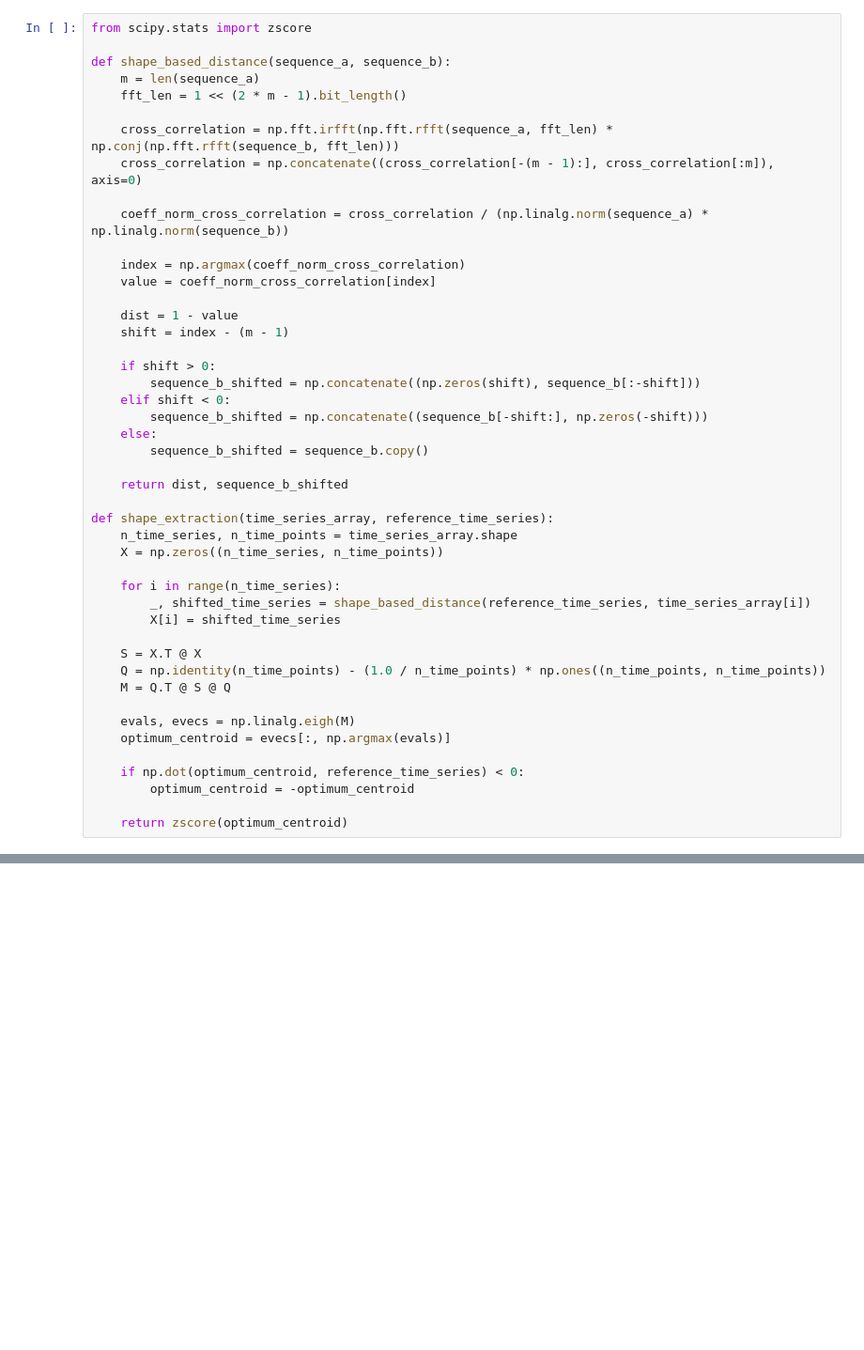
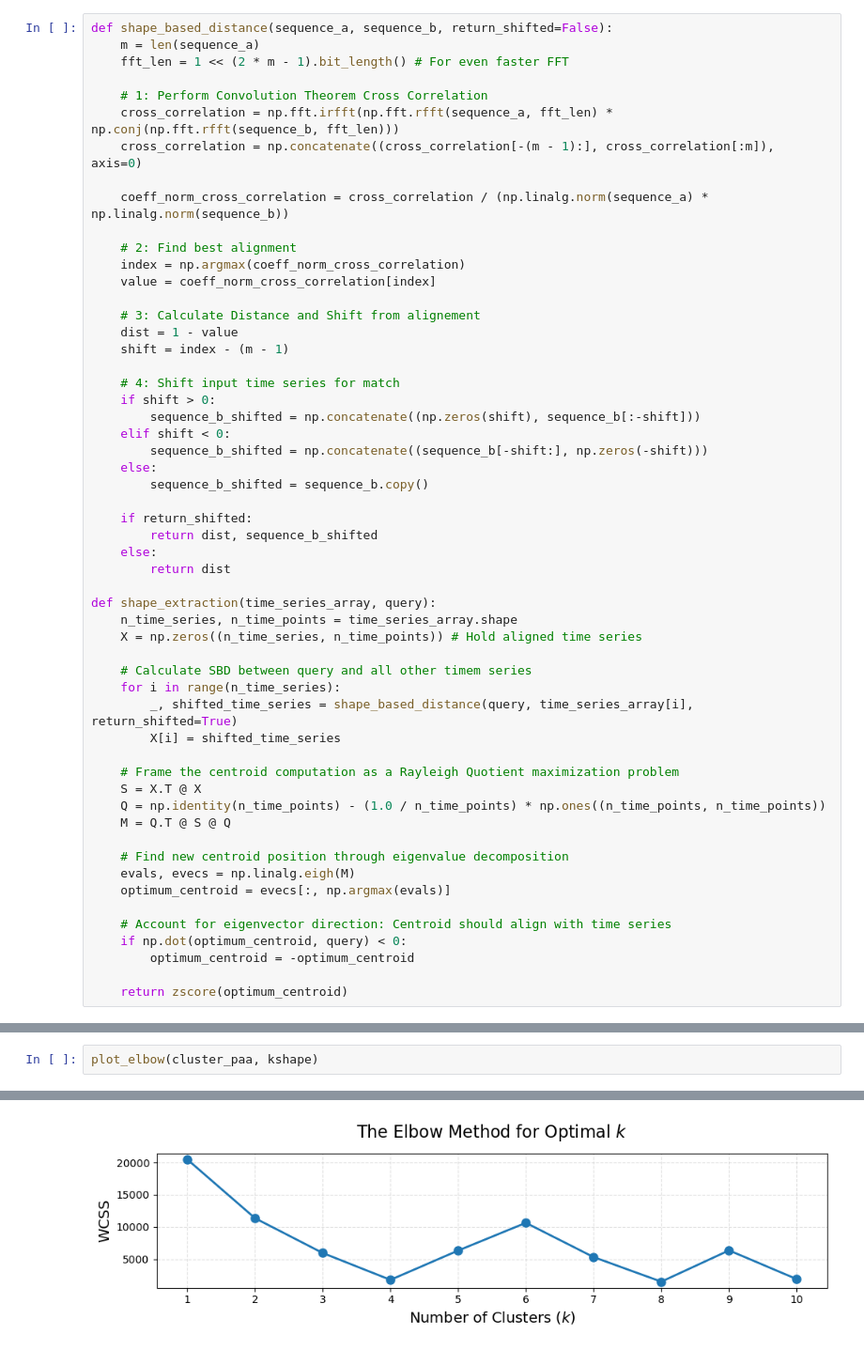
Before and after one commit to moritzspuehler/unibz-tsa-lecture-examples, a Jupyter notebook: tsa08_clustering.ipynb, the cells around one changed output, grey strips where cells are left out. Shown at 94% size. Drawn from its saved outputs; the diff is of its cells as text; blank space fills up the shorter version.

```diff
--- a/tsa08_clustering.ipynb
+++ b/tsa08_clustering.ipynb
@@ -102,21 +331,23 @@ plt.show()
 # %%
-from scipy.stats import zscore
+def shape_based_distance(sequence_a, sequence_b, return_shifted=False):
+    m = len(sequence_a)
+    fft_len = 1 << (2 * m - 1).bit_length() # For even faster FFT
 
-def shape_based_distance(sequence_a, sequence_b):
-    m = len(sequence_a)
-    fft_len = 1 << (2 * m - 1).bit_length()
-
+    # 1: Perform Convolution Theorem Cross Correlation
     cross_correlation = np.fft.irfft(np.fft.rfft(sequence_a, fft_len) * np.conj(np.fft.rfft(sequence_b, fft_len)))
     cross_correlation = np.concatenate((cross_correlation[-(m - 1):], cross_correlation[:m]), axis=0)
 
     coeff_norm_cross_correlation = cross_correlation / (np.linalg.norm(sequence_a) * np.linalg.norm(sequence_b))
 
+    # 2: Find best alignment
     index = np.argmax(coeff_norm_cross_correlation)
     value = coeff_norm_cross_correlation[index]
 
+    # 3: Calculate Distance and Shift from alignement
     dist = 1 - value
     shift = index - (m - 1)
 
+    # 4: Shift input time series for match
     if shift > 0:
         sequence_b_shifted = np.concatenate((np.zeros(shift), sequence_b[:-shift]))
     elif shift < 0:
@@ -124,24 +355,31 @@ def shape_based_distance(sequence_a, sequence_b):
     else:
         sequence_b_shifted = sequence_b.copy()
 
-    return dist, sequence_b_shifted
+    if return_shifted:
+        return dist, sequence_b_shifted
+    else:
+        return dist
 
-def shape_extraction(time_series_array, reference_time_series):
+def shape_extraction(time_series_array, query):
     n_time_series, n_time_points = time_series_array.shape
-    X = np.zeros((n_time_series, n_time_points))
+    X = np.zeros((n_time_series, n_time_points)) # Hold aligned time series
 
+    # Calculate SBD between query and all other timem series
     for i in range(n_time_series):
-        _, shifted_time_series = shape_based_distance(reference_time_series, time_series_array[i])
+        _, shifted_time_series = shape_based_distance(query, time_series_array[i], return_shifted=True)
         X[i] = shifted_time_series
 
+    # Frame the centroid computation as a Rayleigh Quotient maximization problem
     S = X.T @ X
     Q = np.identity(n_time_points) - (1.0 / n_time_points) * np.ones((n_time_points, n_time_points))
     M = Q.T @ S @ Q
 
+    # Find new centroid position through eigenvalue decomposition
     evals, evecs = np.linalg.eigh(M)
     optimum_centroid = evecs[:, np.argmax(evals)]
 
-    if np.dot(optimum_centroid, reference_time_series) < 0:
+    # Account for eigenvector direction: Centroid should align with time series
+    if np.dot(optimum_centroid, query) < 0:
         optimum_centroid = -optimum_centroid
 
     return zscore(optimum_centroid)
@@ -186,0 +439,3 @@ cluster_labels, centroids = kshape(zscore(X.T, axis=1), k)
+# %%
+plot_elbow(cluster_paa, kshape)
+# %% [output]
@@ -186,0 +444 @@ cluster_labels, centroids = kshape(zscore(X.T, axis=1), k)
+[figure, added]
```
Also changed, not shown: parts of 62 cells of this notebook.
